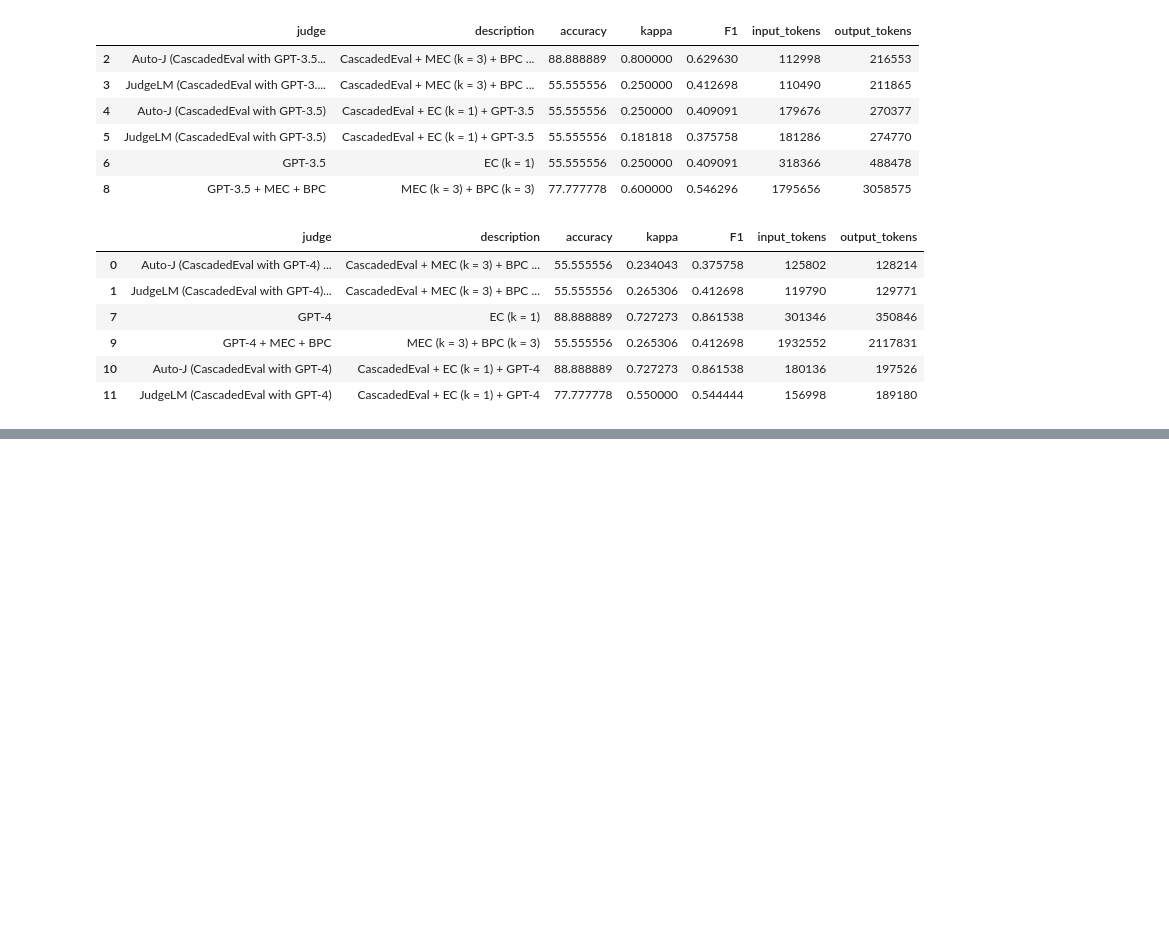
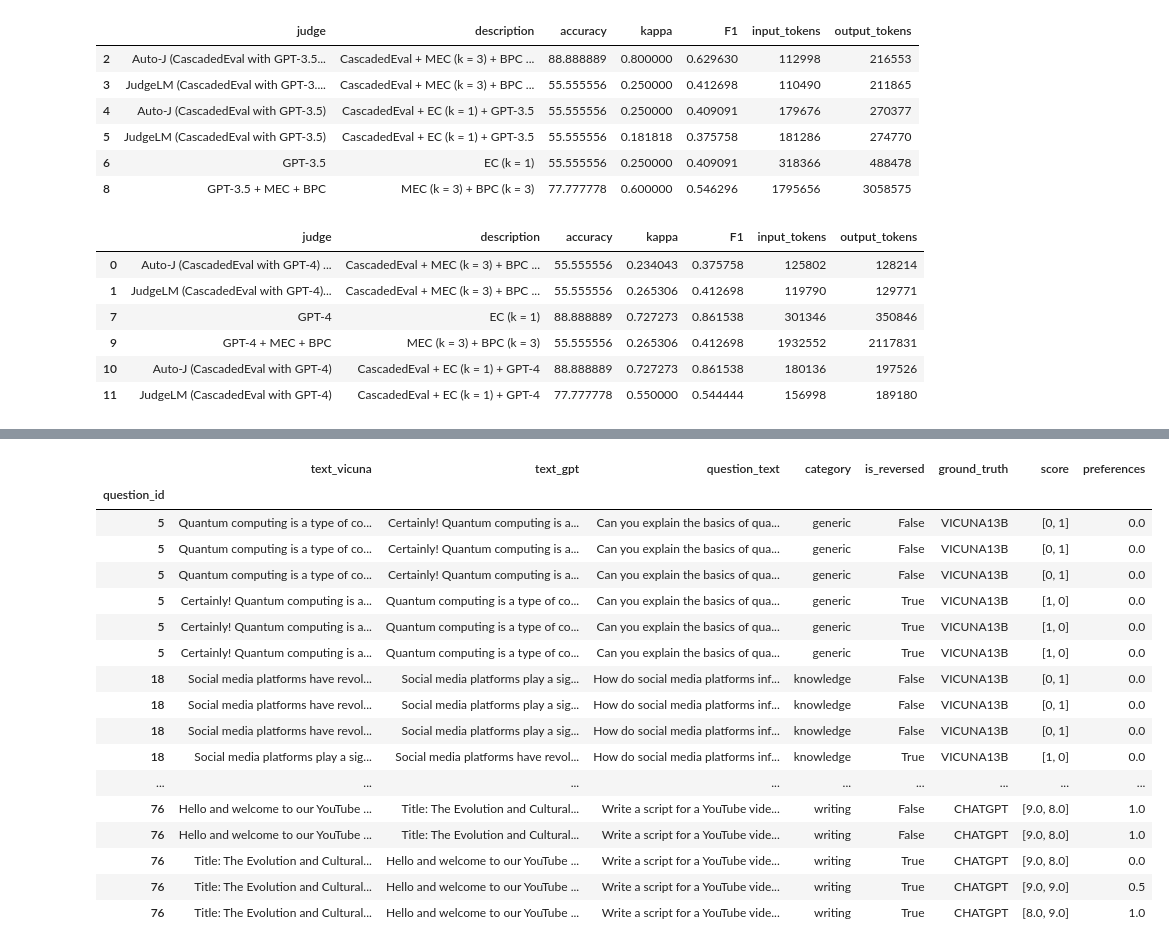
Before and after one commit to Thesis-LLM-as-a-judge-AUAS/fair-eval, a Jupyter notebook: sanity_check.ipynb, the cells around one changed output, grey strips where cells are left out. Saved outputs shown, nothing was run; the diff lists cells and outputs as text; code cells hidden in the pictures; blank space fills up the shorter version.

```diff
--- a/sanity_check.ipynb
+++ b/sanity_check.ipynb
@@ -1965,0 +2031,24 @@ gpt4_final
+# %%
+final_list = []
+
+for i in range(1, 47):
+    with open(f'./cascaded-eval-results/vicuna-mec-gpt4/{i}-auto-j-vicuna-mec-gpt4-final.json', "r") as f:
+        auto_j_results_gpt4 = json.loads(f.read().strip())
+
+    with open(f'./cascaded-eval-results/vicuna-mec/{i}-auto-j-vicuna-mec-final.json', "r") as f:
+        auto_j_results = json.loads(f.read().strip())
+
+    auto_j = vicuna_mec_questions.copy()
+    auto_j['score'] = auto_j_results
+
+    auto_j_gpt4 = vicuna_mec_questions_gpt4.copy()
+    auto_j_gpt4['score'] = auto_j_results_gpt4
+
+    current_judgement_result = {
+        'auto-j-gpt4': auto_j_gpt4,
+        'auto-j': auto_j,
+    }
+
+    final_list.append(current_judgement_result)
+
+final_list[0]['auto-j-gpt4']
@@ -1965,0 +2074,36 @@ gpt4_final
+# %%
+for current_eval_result in final_list:
+    for key, value in current_eval_result.items():
+        scores = value['score']  # Series of [first_score, second_score]
+        is_reversed = value['is_reversed']  # List or Series of booleans
+
+        preferences = []
+        for i, score_pair in enumerate(scores):
+            first_score, second_score = score_pair
+            diff = second_score - first_score if is_reversed.iloc[i] else first_score - second_score
+
+            # Baseline - VICUNA13B
+            preferences.append(0.5 if diff == 0 else int(diff > 0))
+
+        value['preferences'] = preferences
+
+final_list[0]['auto-j']
+# %% [output]
+|  | text_vicuna | text_gpt | question_text | category | is_reversed | ground_truth | score | preferences |
+| question_id |  |  |  |  |  |  |  |  |
+| 5 | Quantum computing is a type of co... | Certainly! Quantum computing is a... | Can you explain the basics of qua... | generic | False | VICUNA13B | [0, 1] | 0.0 |
+| 5 | Quantum computing is a type of co... | Certainly! Quantum computing is a... | Can you explain the basics of qua... | generic | False | VICUNA13B | [0, 1] | 0.0 |
+| 5 | Quantum computing is a type of co... | Certainly! Quantum computing is a... | Can you explain the basics of qua... | generic | False | VICUNA13B | [0, 1] | 0.0 |
+| 5 | Certainly! Quantum computing is a... | Quantum computing is a type of co... | Can you explain the basics of qua... | generic | True | VICUNA13B | [1, 0] | 0.0 |
+| 5 | Certainly! Quantum computing is a... | Quantum computing is a type of co... | Can you explain the basics of qua... | generic | True | VICUNA13B | [1, 0] | 0.0 |
+| 5 | Certainly! Quantum computing is a... | Quantum computing is a type of co... | Can you explain the basics of qua... | generic | True | VICUNA13B | [1, 0] | 0.0 |
+| 18 | Social media platforms have revol... | Social media platforms play a sig... | How do social media platforms inf... | knowledge | False | VICUNA13B | [0, 1] | 0.0 |
+| 18 | Social media platforms have revol... | Social media platforms play a sig... | How do social media platforms inf... | knowledge | False | VICUNA13B | [0, 1] | 0.0 |
+| 18 | Social media platforms have revol... | Social media platforms play a sig... | How do social media platforms inf... | knowledge | False | VICUNA13B | [0, 1] | 0.0 |
+| 18 | Social media platforms play a sig... | Social media platforms have revol... | How do social media platforms inf... | knowledge | True | VICUNA13B | [1, 0] | 0.0 |
+| ... | ... | ... | ... | ... | ... | ... | ... | ... |
+| 76 | Hello and welcome to our YouTube ... | Title: The Evolution and Cultural... | Write a script for a YouTube vide... | writing | False | CHATGPT | [9.0, 8.0] | 1.0 |
+| 76 | Hello and welcome to our YouTube ... | Title: The Evolution and Cultural... | Write a script for a YouTube vide... | writing | False | CHATGPT | [9.0, 8.0] | 1.0 |
+| 76 | Title: The Evolution and Cultural... | Hello and welcome to our YouTube ... | Write a script for a YouTube vide... | writing | True | CHATGPT | [9.0, 8.0] | 0.0 |
+| 76 | Title: The Evolution and Cultural... | Hello and welcome to our YouTube ... | Write a script for a YouTube vide... | writing | True | CHATGPT | [9.0, 9.0] | 0.5 |
+| 76 | Title: The Evolution and Cultural... | Hello and welcome to our YouTube ... | Write a script for a YouTube vide... | writing | True | CHATGPT | [8.0, 9.0] | 1.0 |
```
Also changed, not shown: parts of 14 cells of this notebook, 2 other files.
